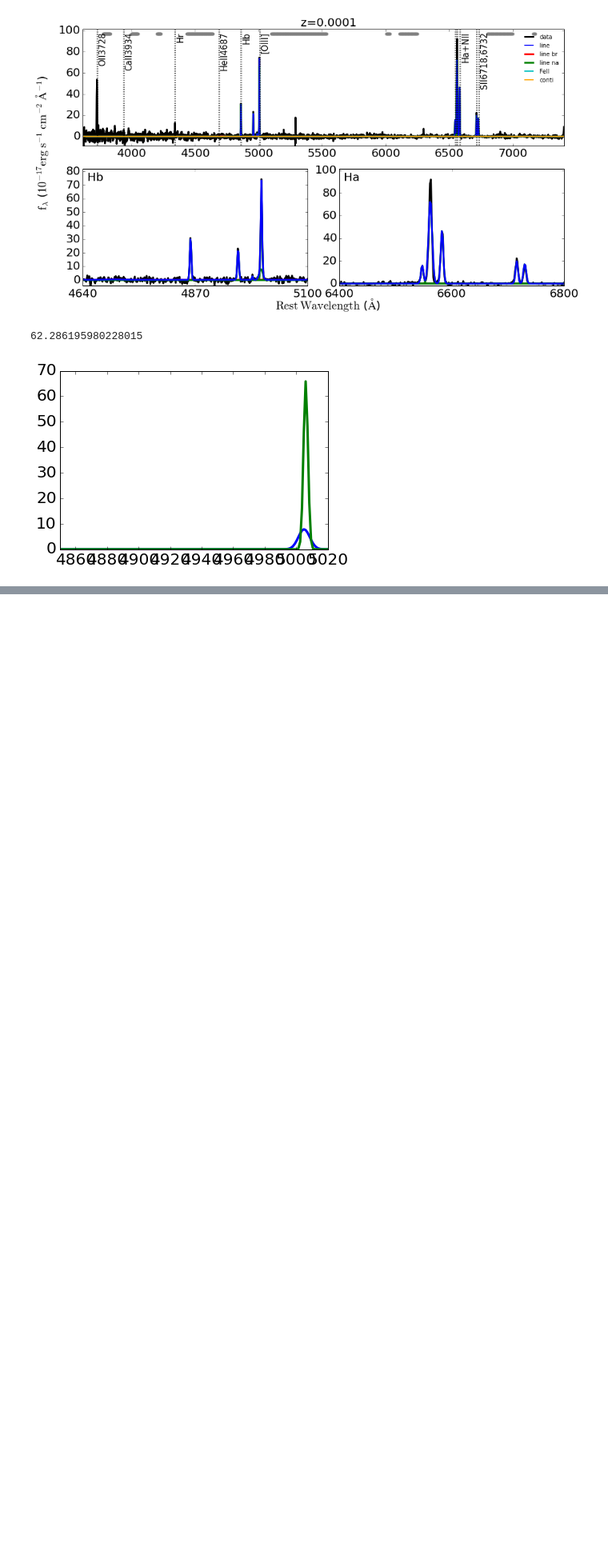
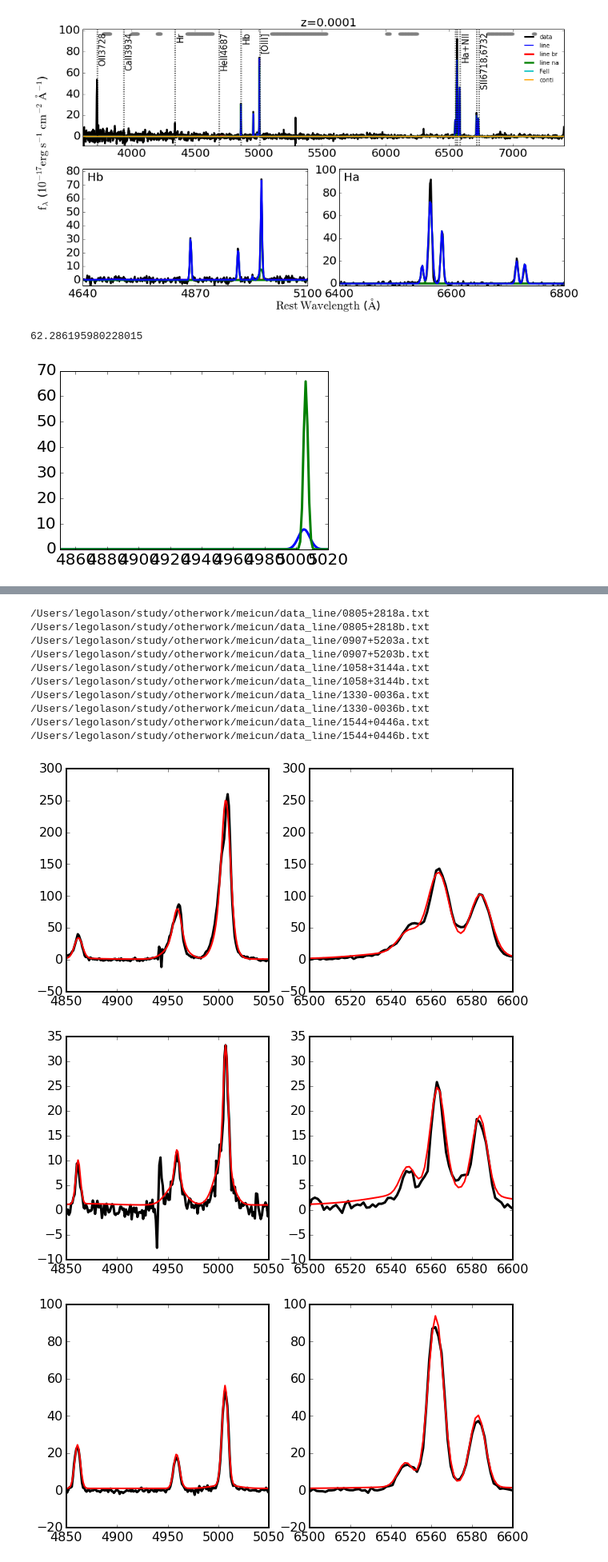
Before and after one commit to legolason/ppxf, a Jupyter notebook: ppxf.ipynb, the cells around one changed output, grey strips where cells are left out. Shown at 80% size. Saved outputs shown, nothing was run; the diff lists cells and outputs as text; code cells hidden in the pictures; blank space fills up the shorter version.

```diff
--- a/ppxf.ipynb
+++ b/ppxf.ipynb
@@ -595 +637,59 @@ Elapsed time in PPXF: 2.50 s
 [figure]
+# %%
+#emission line fitting for all objects
+%matplotlib inline
+from astropy.cosmology import FlatLambdaCDM
+from time import clock
+from os import path
+import glob, os
+import numpy as np
+import matplotlib.pyplot as plt
+from astropy.io import fits
+
+import ppxf as ppxf_package
+from ppxf.ppxf import ppxf
+import ppxf.ppxf_util as util
+import ppxf.miles_util as lib
+from SpecFit import QSOFit
+path ='/Users/legolason/study/otherwork/meicun/'
+
+for i in glob.glob('/Users/legolason/study/otherwork/meicun/data_line/??????????.txt'):
+    print i
+    data = np.genfromtxt(i)
+
+    wave = data[:,0]
+    line_flux = data[:,1]
+    err = data[:,2]
+
+    q = QSOFit(wave,line_flux,err,0.0001,path=path)
+    q.Fit(name = None,nsmooth = 1, and_or_mask = False, deredden = True, reject_badpix = False, wave_range = None,\
+          wave_mask =None, decomposition_host = False, Mi = None, npca_gal = 5, npca_qso = 20, \
+          Fe_uv_op = True, poly = False, BC = False, rej_abs = False, initial_guess = None, MC = False, \
+          n_trails = 5, linefit = True, tie_lambda = True, tie_width = True, tie_flux_1 = True, tie_flux_2 = True,\
+          save_result = False, plot_fig = False,save_fig = False, plot_line_name = True, plot_legend = True, \
+          dustmap_path = path, save_fig_path = path, save_fits_path = path,save_fits_name = None)
+    fig=plt.figure(figsize=(10,5))
+    plt.subplot(121)
+    plt.plot(q.wave,q.flux,'k')
+    plt.plot(q.wave,q.Manygauss(np.log(q.wave),q.gauss_result)+1.,'r',label='line',lw=2)
+    plt.xlim(4850,5050)
+
+    plt.subplot(122)
+    plt.plot(q.wave,q.flux,'k')
+    plt.plot(q.wave,q.Manygauss(np.log(q.wave),q.gauss_result)+1.,'r',label='line',lw=2)
+    plt.xlim(6500,6600)
+    np.savetxt('/Users/legolason/study/otherwork/meicun/data_line/line_'+i[50:],np.c_[q.wave,q.flux,q.Manygauss(np.log(q.wave),q.gauss_result)])
+# %% [output]
+/Users/legolason/study/otherwork/meicun/data_line/0805+2818a.txt
+/Users/legolason/study/otherwork/meicun/data_line/0805+2818b.txt
+/Users/legolason/study/otherwork/meicun/data_line/0907+5203a.txt
+/Users/legolason/study/otherwork/meicun/data_line/0907+5203b.txt
+/Users/legolason/study/otherwork/meicun/data_line/1058+3144a.txt
+/Users/legolason/study/otherwork/meicun/data_line/1058+3144b.txt
+/Users/legolason/study/otherwork/meicun/data_line/1330-0036a.txt
+/Users/legolason/study/otherwork/meicun/data_line/1330-0036b.txt
+/Users/legolason/study/otherwork/meicun/data_line/1544+0446a.txt
+/Users/legolason/study/otherwork/meicun/data_line/1544+0446b.txt
+[figure, added]
+[figure, added]
+[figure, added]
```
Also changed, not shown: parts of 4 cells of this notebook.
